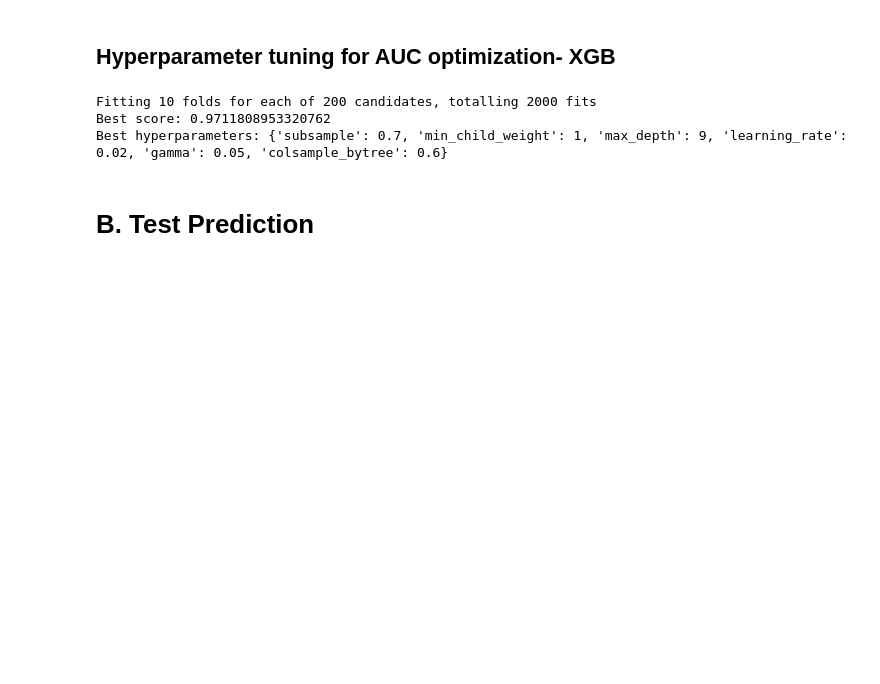
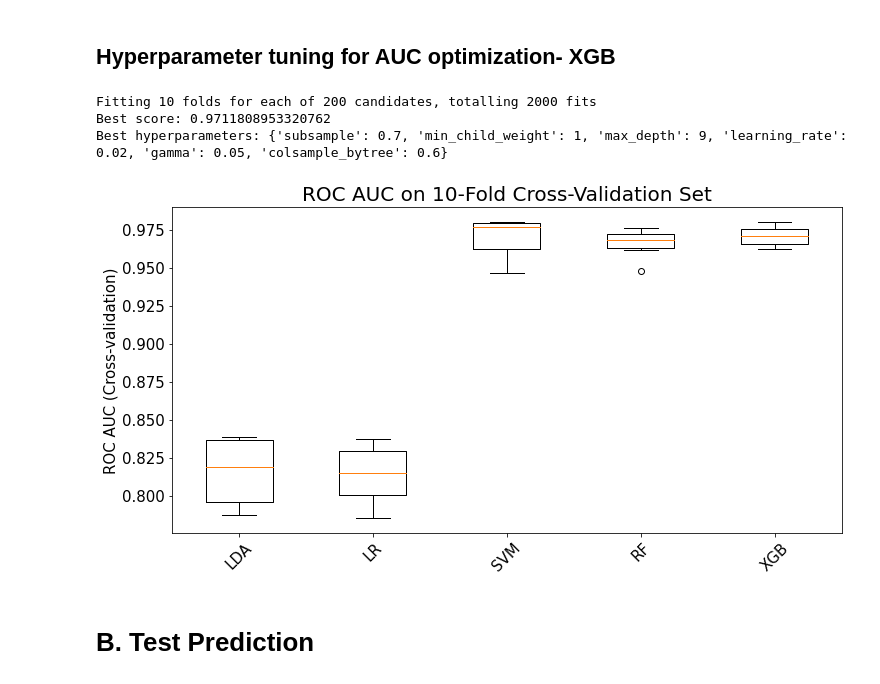
Before and after one commit to Owerre/Home-Equity-Loan, a Jupyter notebook: notebooks/03-ml_sklearn.ipynb, the cells around one changed output. Drawn from its saved outputs; the diff is of its cells as text; code cells hidden in the pictures; blank space fills up the shorter version.

```diff
--- a/notebooks/03-ml_sklearn.ipynb
+++ b/notebooks/03-ml_sklearn.ipynb
@@ -414,7 +417,8 @@ params = {'max_depth': range(1,10,2),
           'gamma':[i/100 for i in range(0,6)],
           'subsample':[i/10 for i in range(5,9)],
           'colsample_bytree': [i/10 for i in range(5,9)],
-          'learning_rate': [0.01, 0.02, 0.05, 0.1]}
+          'learning_rate': [0.01, 0.02, 0.05, 0.1]
+          }
 
 
 # Randomized search for XGB
@@ -442,2 +452,19 @@ Best hyperparameters: {'subsample': 0.7, 'min_child_weight': 1, 'max_depth': 9,
+# %%
+model_dict = {'LDA': lda_clf, 'LR': log_clf, 'SVM': svm_clf, 'RF': rf_clf, 'XGB': xgb_clf}
+roc_scores = []
+
+for i, (name, model_) in enumerate(model_dict.items()):
+    score = cross_val_score(model_, X_train_scaled, y_train, cv = 10, scoring = 'roc_auc')
+    roc_scores.append(score)
+
+plt.figure(figsize = (12,6))
+plt.boxplot(roc_scores, vert=True)
+plt.xticks(np.arange(len(model_dict))+1, list(model_dict.keys()), rotation = 45)
+plt.ylabel('ROC AUC (Cross-validation)')
+plt.title('ROC AUC on 10-Fold Cross-Validation Set', fontsize = 20)
+plt.savefig('../images/cv_metric.png')
+plt.show()
+# %% [output]
+[figure, added]
 # %% [markdown]
 # B. Test Prediction
```
Also changed, not shown: parts of 6 cells of this notebook, 5 other files.
